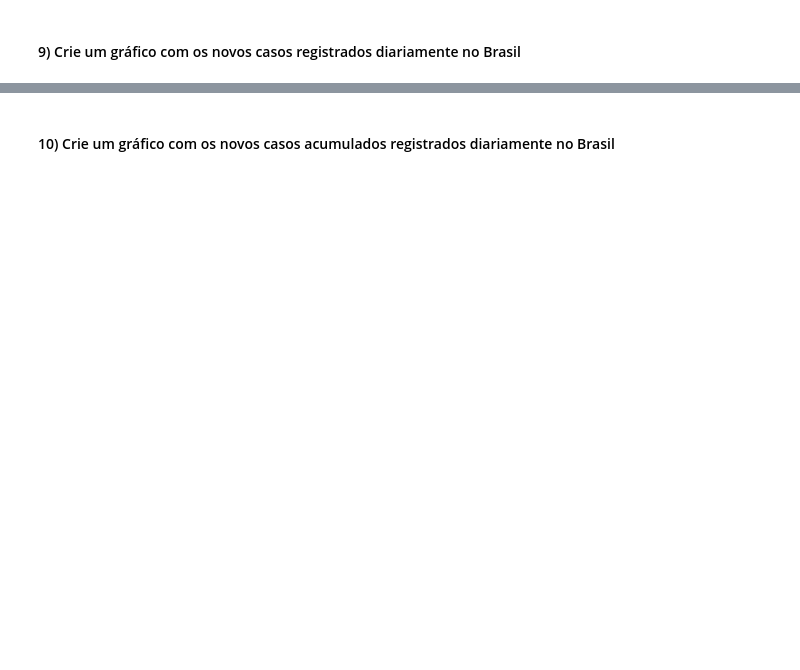
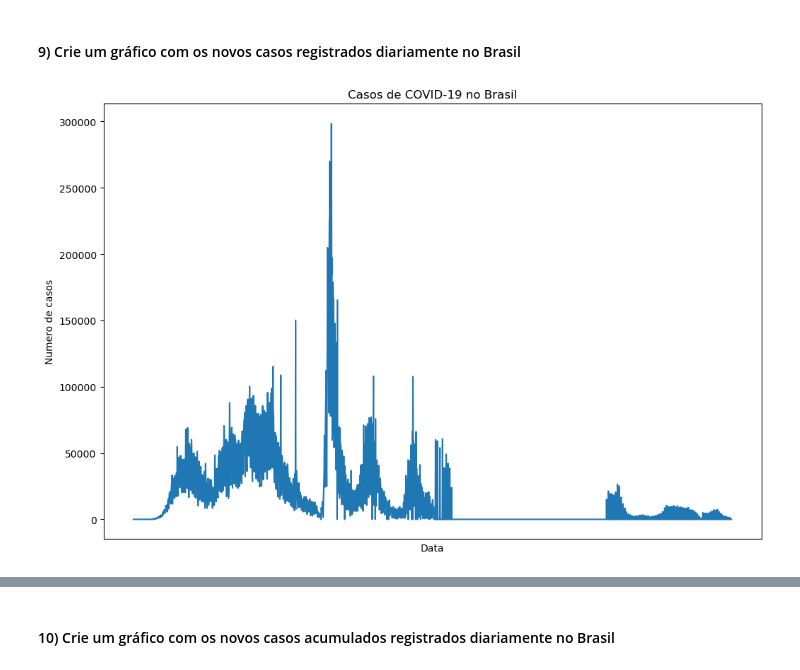
Before and after one commit to moh4b-z/uniSENAI, a Jupyter notebook: Semestre_1/Logica_de_programacao/Aula_13_Exercicio_Analise_Exploratoria_de_Dados.ipynb, the cells around one changed output, grey strips where cells are left out. Drawn from its saved outputs; the diff is of its cells as text; code cells hidden in the pictures; blank space fills up the shorter version.

```diff
--- a/Semestre_1/Logica_de_programacao/Aula_13_Exercicio_Analise_Exploratoria_de_Dados.ipynb
+++ b/Semestre_1/Logica_de_programacao/Aula_13_Exercicio_Analise_Exploratoria_de_Dados.ipynb
@@ -7,6 +7,13 @@ Dataset URL (CSV): 'https://catalog.ourworldindata.org/garden/covid/latest/compa
 # %% [markdown]
 ### Passo 1: Carregamento direto com pandas:
 <img src='attachment:37cbf5eb-57e7-43a7-a6d3-4eab7ee7c9ec.png'  width="50" />
+# %%
+import pandas as pd
+import numpy as np
+import matplotlib.pyplot as plt
+import seaborn as sns
+
+df = pd.read_csv('covid.csv')
 # %% [markdown]
 # Exercícios
 # %% [markdown]
@@ -22,2 +97,7 @@ Dataset URL (CSV): 'https://catalog.ourworldindata.org/garden/covid/latest/compa
 # %% [markdown]
 #### 6) Filtre os dados apenas para o Brasil
+# %%
+#df[df['country'] == 'Brazil']
+
+brasil = df[df['country'] == 'Brazil']
+brasil.head()
@@ -28,2 +132,16 @@ Dataset URL (CSV): 'https://catalog.ourworldindata.org/garden/covid/latest/compa
 # %% [markdown]
 #### 9) Crie um gráfico com os novos casos registrados diariamente no Brasil
+# %%
+br = brasil.set_index('date')
+plt.figure(figsize=(12,8))
+
+plt.plot(br.index,br['new_cases'])
+#plt.bar(br.index,br['new_cases'])
+
+plt.title('Casos de COVID-19 no Brasil')
+plt.xlabel('Data')
+plt.ylabel('Numero de casos')
+plt.xticks([])
+plt.show()
+# %% [output]
+[figure, added]
```
Also changed, not shown: parts of 16 cells of this notebook.
